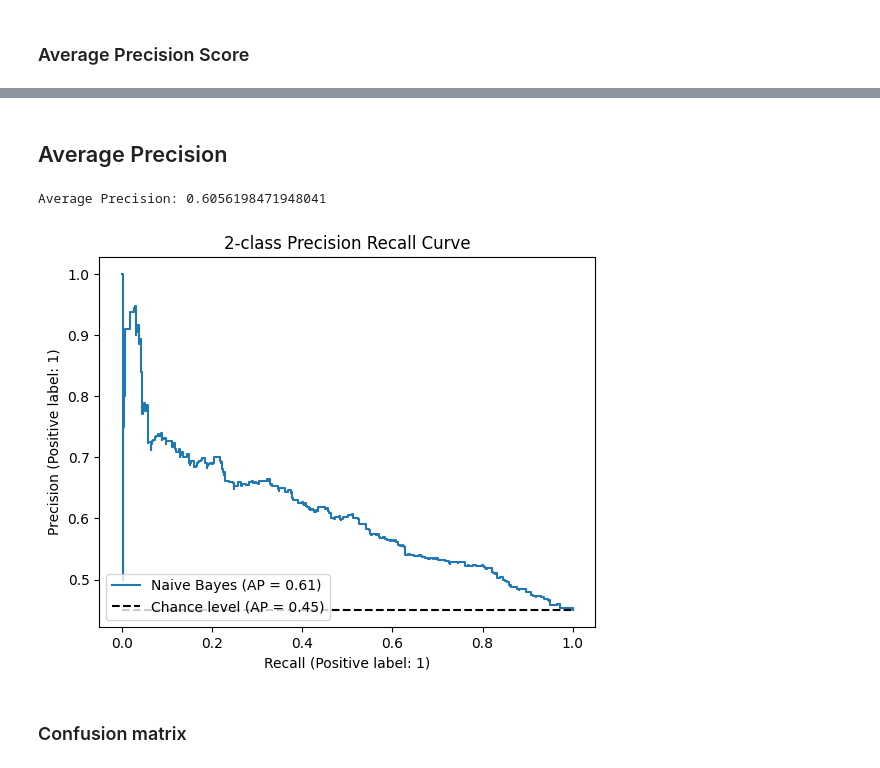
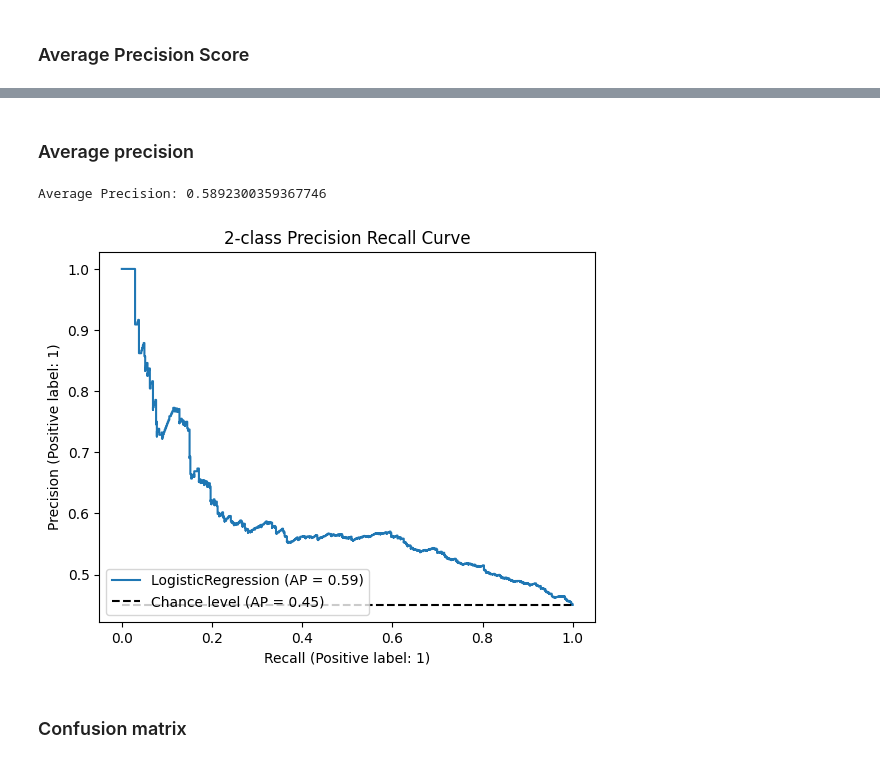
Before and after one commit to deepakbastola/malnutrition, a Jupyter notebook: models/nbayes.ipynb, the cells around one changed output, grey strips where cells are left out. Drawn from its saved outputs; the diff is of its cells as text; code cells hidden in the pictures.

```diff
--- a/models/nbayes.ipynb
+++ b/models/nbayes.ipynb
@@ -19,3 +18,17 @@ df.head(2)
 |  | child_age | child_weight | diarrhoea_last_2_weeks | fever_last_2_weeks | area | child_sex | ... |
 | 0 | 1 | -1.085628 | 0 | 0 | 0 | 1 | ... |
 | 1 | 3 | 0.420314 | 0 | 1 | 0 | 1 | ... |
+# %%
+df = df1.copy()
+child_weight_descretized = df1[['child_weight']]  # descretized child weight
+
+# Initialize the discretizer
+kbd = KBinsDiscretizer(n_bins=5, encode='ordinal', strategy='uniform', subsample=None)
+
+# Fit and transform
+child_weight_binned = kbd.fit_transform(child_weight_descretized)
+
+# Add back to DataFrame
+df['child_weight_binned'] = child_weight_binned.astype(int)
+df = df.drop(columns=['child_weight'])
+df.head(2)
@@ -23,3 +40,8 @@ df.head(2)
 X = df.drop(columns=['malnurished'])
 y = df['malnurished']
 X_train, X_test, y_train, y_test = train_test_split(X, y, test_size = 0.2, stratify = y, random_state=42)
+# %%
+sm = SMOTE(random_state=42)
+X_train_sm, y_train_sm = sm.fit_resample(X_train, y_train)
+print('Before SMOTE: ', Counter(y_train))
+print('After SMOTE: ', Counter(y_train_sm))
@@ -34,0 +59,3 @@ BernoulliNB()
+# %%
+model = MultinomialNB()
+model.fit(X_train_sm, y_train_sm)
@@ -56,10 +85,9 @@ Average Precision: 0.6057219756428966
 # %%
 params = {
-    'alpha': [0.001, 0.01, 0.1, 0.5, 1.0],   # Additive (Laplace) smoothing parameter
-    'fit_prior': [True, False]              # Whether to learn class prior probabilities
+    'alpha': [0.001, 0.01, 0.1, 0.5, 1.0]
 }
 
-nb_params = BernoulliNB()
+nb_params = MultinomialNB()
 
 # Grid Search
 grid_search = GridSearchCV(
@@ -72,5 +100,5 @@ grid_search = GridSearchCV(
 )
 
 # Fit the model
-grid_search.fit(X_train, y_train)
+grid_search.fit(X_train_sm, y_train_sm)
 # %% [output]
@@ -102,22 +129,22 @@ weighted avg       0.60      0.59      0.59      1286
 # %% [markdown]
-## Average Precision
+### Average precision
 # %%
-y_probas = nb_tune.predict_proba(X_test)[:, 1]
-print(f'Average Precision: {average_precision_score(y_test, y_probas)}')
+y_probas_tune = nb_tune.predict_proba(X_test)[:, 1]
+print(f'Average Precision: {average_precision_score(y_test, y_probas_tune)}')
 # %% [output]
-Average Precision: 0.6056198471948041
+Average Precision: 0.5892300359367746
 # %%
 display = PrecisionRecallDisplay.from_estimator(
     nb_tune,
     X_test,
     y_test,
-    name="Naive Bayes",
+    name="LogisticRegression",
     plot_chance_level = True,
 )
 display.ax_.set_title('2-class Precision Recall Curve')
 plt.show()
 # %% [output]
-[figure, old version]
+[figure, new version]
 # %% [markdown]
 ### Confusion matrix
 # %%
```
Also changed, not shown: parts of 30 cells of this notebook.
